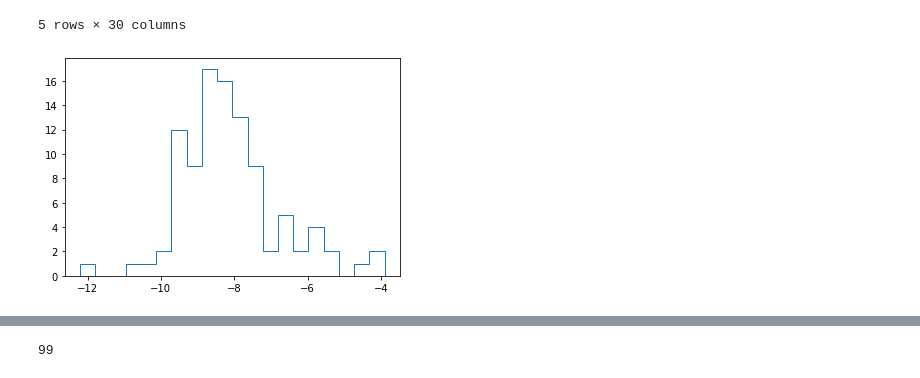
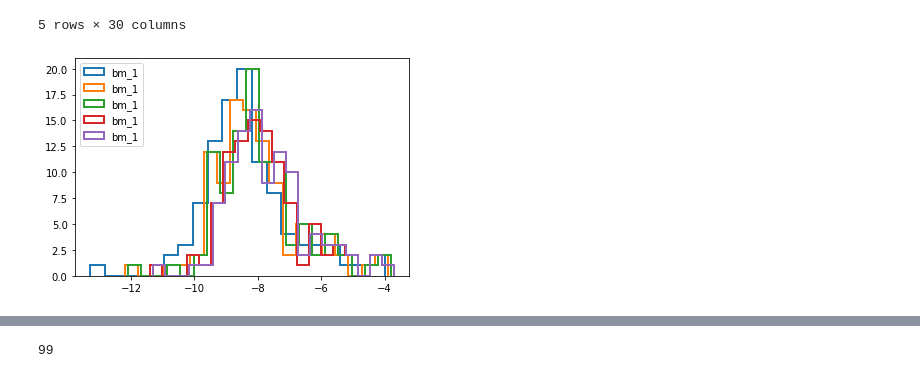
Before and after one commit to Munchic/tinymolecule, a Jupyter notebook: analysis/playground.ipynb, the cells around one changed output, grey strips where cells are left out. Saved outputs shown, nothing was run; the diff lists cells and outputs as text; code cells hidden in the pictures.

Commit message:
binding affinity comparison

```diff
--- a/analysis/playground.ipynb
+++ b/analysis/playground.ipynb
@@ -665,10 +667,11 @@ logs_df.head()
 # %%
-plt.hist(logs_df["affin_kcal_mol-1_1"], bins=20, histtype="step", label="bm_1")
-plt.hist(logs_df["affin_kcal_mol-1_2"], bins=20, histtype="step", label="bm_1")
-plt.hist(logs_df["affin_kcal_mol-1_3"], bins=20, histtype="step", label="bm_1")
-plt.hist(logs_df["affin_kcal_mol-1_4"], bins=20, histtype="step", label="bm_1")
-plt.hist(logs_df["affin_kcal_mol-1_5"], bins=20, histtype="step", label="bm_1")
+plt.hist(logs_df["affin_kcal_mol-1_1"], bins=20, histtype="step", label="bm_1", linewidth=2)
+plt.hist(logs_df["affin_kcal_mol-1_2"], bins=20, histtype="step", label="bm_1", linewidth=2)
+plt.hist(logs_df["affin_kcal_mol-1_3"], bins=20, histtype="step", label="bm_1", linewidth=2)
+plt.hist(logs_df["affin_kcal_mol-1_4"], bins=20, histtype="step", label="bm_1", linewidth=2)
+plt.hist(logs_df["affin_kcal_mol-1_5"], bins=20, histtype="step", label="bm_1", linewidth=2)
 
+plt.legend()
 plt.show()
 # %% [output]
-[figure, old version]
+[figure, new version]
```
Also changed, not shown: parts of 2 cells of this notebook, 8 other files.
